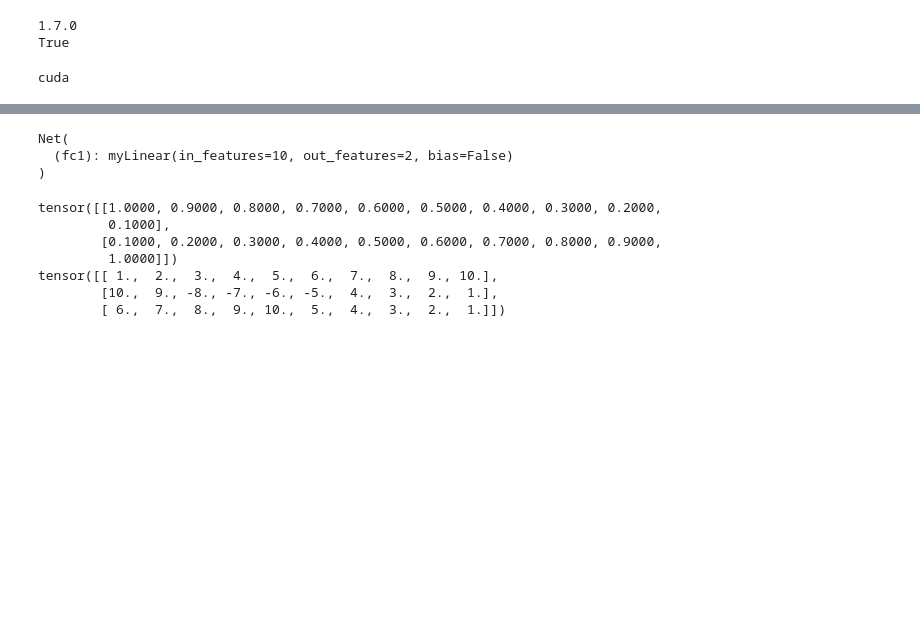
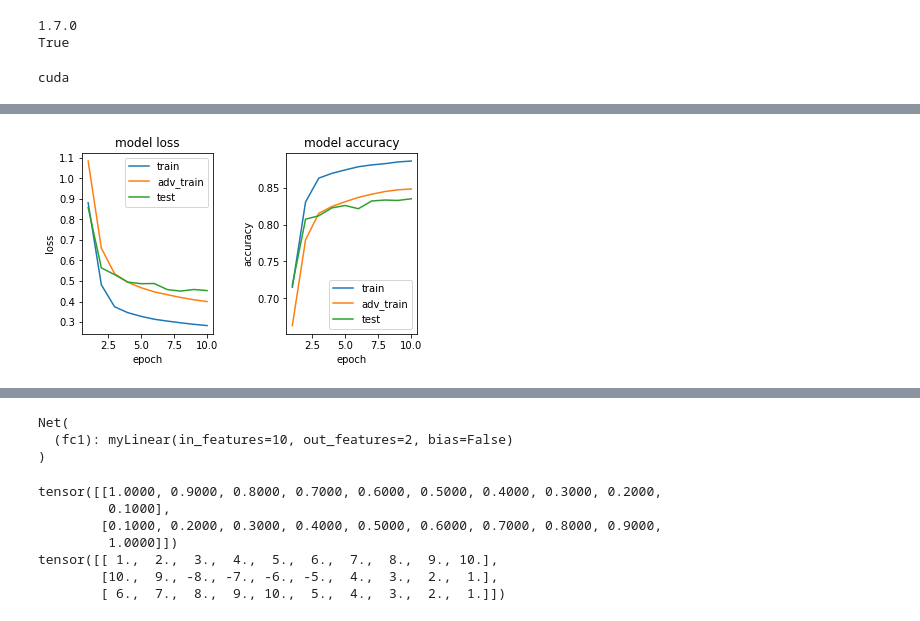
Before and after one commit to lukinio/adversarial-examples, a Jupyter notebook: sandbox/FReLU_layer.ipynb, the cells around one changed output, grey strips where cells are left out. Saved outputs shown, nothing was run; the diff lists cells and outputs as text; code cells hidden in the pictures; blank space fills up the shorter version.

```diff
--- a/sandbox/FReLU_layer.ipynb
+++ b/sandbox/FReLU_layer.ipynb
@@ -106,0 +128,14 @@ class Net1(nn.Module):
+# %%
+model = Net1().to(device)
+loss_fn = nn.CrossEntropyLoss()
+optimizer = optim.Adam(model.parameters(), lr=1e-3)
+scheduler = optim.lr_scheduler.ReduceLROnPlateau(optimizer, mode='min', min_lr=1e-7, patience=2, verbose=True)
+
+params = {
+    "epsilon": 8/255,
+    "alpha": 2/255,
+    "num_iter": 10
+}
+
+adv_train(model, pgd, params, train_dl, valid_dl, loss_fn, optimizer, scheduler, epochs=10, device=device)
+# %% [output]
@@ -107,3 +155,4 @@ class Net1(nn.Module):
+[figure, added]
 # %%
 model = Net1().to(device)
 loss_fn = nn.CrossEntropyLoss()
```
Also changed, not shown: parts of 9 cells of this notebook, 5 other files.
